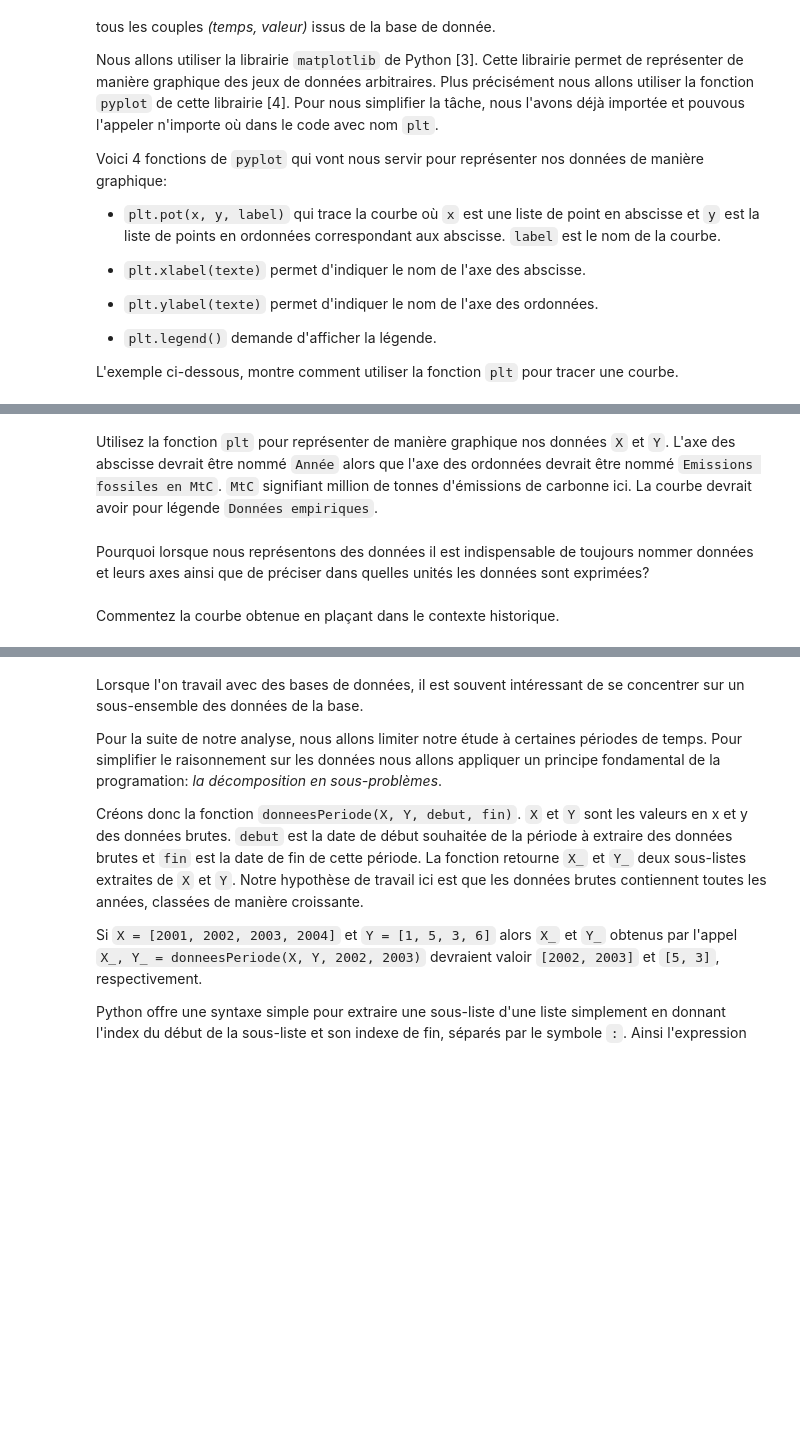
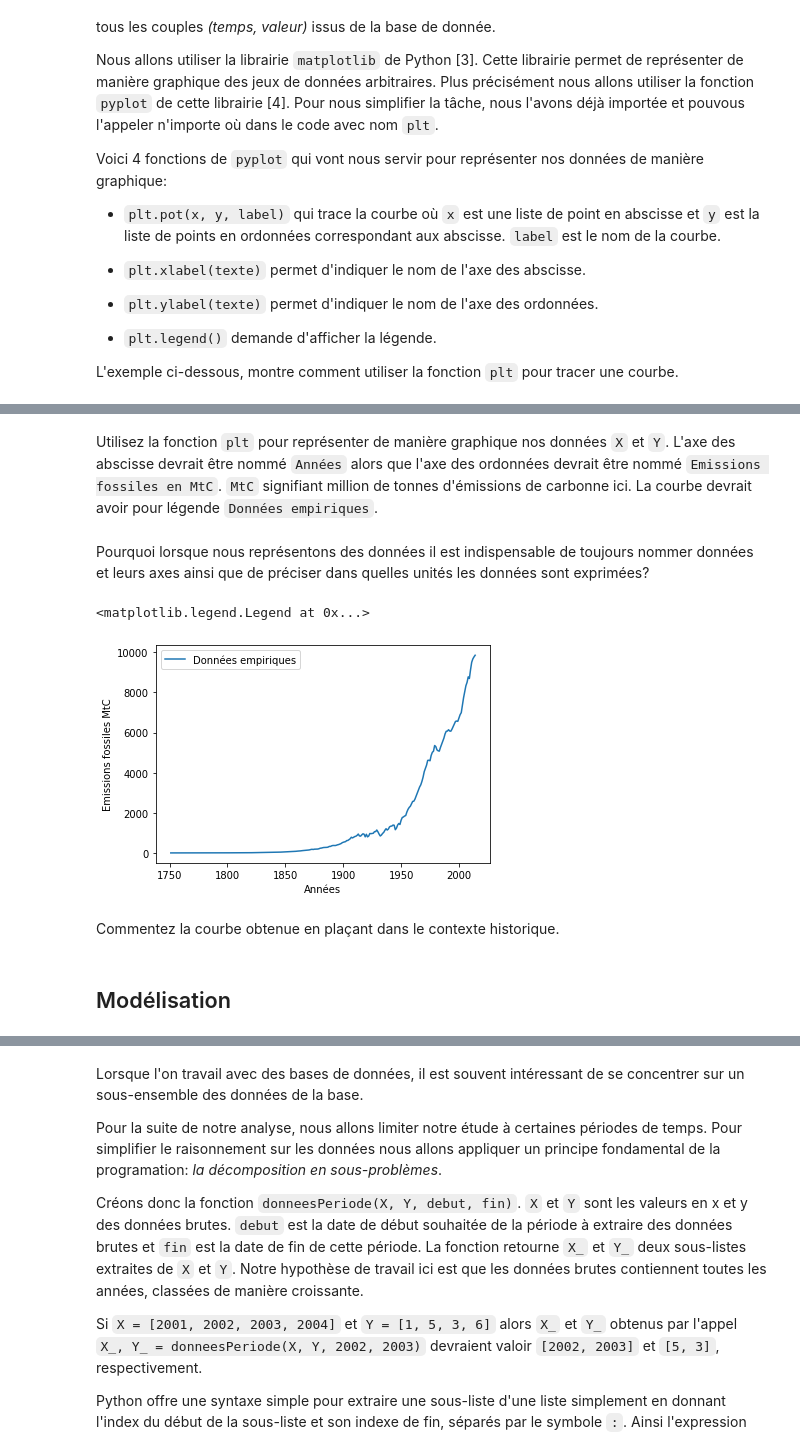
Before and after one commit to infisxc/mathc2plus, a Jupyter notebook: exp.ipynb, the cells around one changed output, grey strips where cells are left out. Saved outputs shown, nothing was run; the diff lists cells and outputs as text; code cells hidden in the pictures; blank space fills up the shorter version.

```diff
--- a/exp.ipynb
+++ b/exp.ipynb
@@ -75,6 +82,6 @@ plt.legend()
 # %% [markdown]
 Utilisez la fonction `plt` pour représenter de manière graphique nos données `X`
-et `Y`. L'axe des abscisse devrait être nommé `Année` alors que l'axe des
+et `Y`. L'axe des abscisse devrait être nommé `Années` alors que l'axe des
 ordonnées devrait être nommé `Emissions fossiles en MtC`. `MtC` signifiant
 million de tonnes d'émissions de carbonne ici. La courbe devrait avoir pour
 légende `Données empiriques`.
@@ -84,8 +91,13 @@ nommer données et leurs axes ainsi que de préciser dans quelles unités les
 données sont exprimées?
 # %%
 plt.plot(X, Y, label='Données empiriques')  # tracer la courbe
-plt.xlabel('Année')                         # nommer l'axe des x
+plt.xlabel('Années')                        # nommer l'axe des x
 plt.ylabel('Emissions fossiles MtC')        # nommer l'axe des y
 plt.legend()                                # afficher la légende
+# %% [output]
+<matplotlib.legend.Legend at 0x...>
+[figure, added]
 # %% [markdown]
 Commentez la courbe obtenue en plaçant dans le contexte historique.
+# %% [markdown]
+## Modélisation
```
Also changed, not shown: parts of 37 cells of this notebook.
